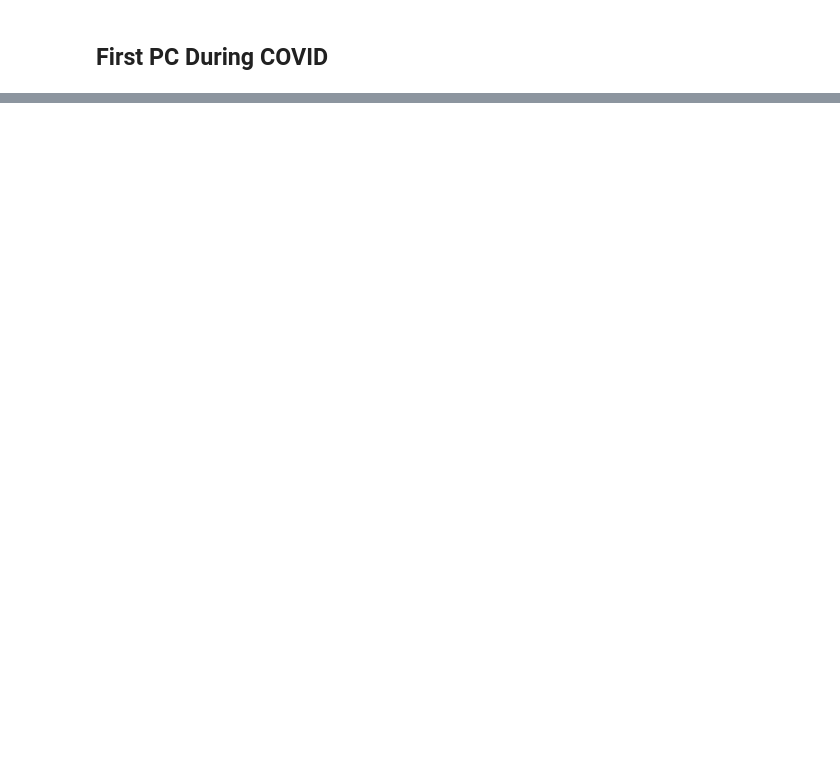
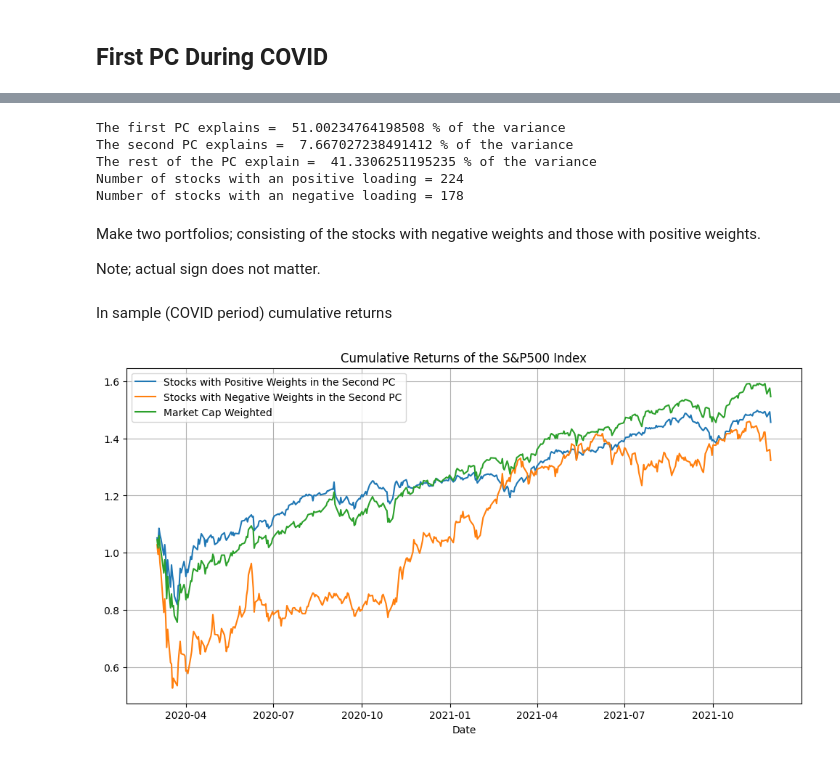
Before and after one commit to carlos-gafa/PCA-SnP500-COVID-Historical-Analysis, a Jupyter notebook: PCA_COVID.ipynb, the cells around one changed output, grey strips where cells are left out. Saved outputs shown, nothing was run; the diff lists cells and outputs as text; code cells hidden in the pictures; blank space fills up the shorter version.

Commit message:
Added Second and Third PC

```diff
--- a/PCA_COVID.ipynb
+++ b/PCA_COVID.ipynb
@@ -198,0 +206,47 @@ plt.show()
+# %%
+print('The first PC explains = ', 100*pca_covid.explained_variance_ratio_[0], '% of the variance')
+print('The second PC explains = ', 100*pca_covid.explained_variance_ratio_[1], '% of the variance')
+print('The rest of the PC explain = ', 100*np.sum(pca_covid.explained_variance_ratio_[2:]), '% of the variance')
+
+pc_number=1
+
+all_pos = (np.array([pca_covid.components_[pc_number]>0]))
+print('Number of stocks with an positive loading =' , np.sum(all_pos[0]))
+
+all_neg = (np.array([pca_covid.components_[pc_number]<0]))
+print('Number of stocks with an negative loading =' , np.sum(all_neg[0]))
+# %% [output]
+The first PC explains =  51.00234764198508 % of the variance
+The second PC explains =  7.667027238491412 % of the variance
+The rest of the PC explain =  41.3306251195235 % of the variance
+Number of stocks with an positive loading = 224
+Number of stocks with an negative loading = 178
+# %% [markdown]
+Make two portfolios; consisting of the stocks with negative weights and those with positive weights.
+
+Note; actual sign does not matter.
+# %%
+pos_weights = pca_covid.components_[pc_number][all_pos[0]]
+neg_weights = pca_covid.components_[pc_number][all_neg[0]]
+
+#normalize
+pos_weights =pos_weights/np.sum(pos_weights)
+neg_weights =abs(neg_weights)/np.sum(abs(neg_weights))
+# %% [markdown]
+In sample (COVID period) cumulative returns
+# %%
+pos_pca_portfolio_rs_covid = rs_covid.loc[:,all_pos[0]].dot(pos_weights)
+neg_pca_portfolio_rs_covid = rs_covid.loc[:,all_neg[0]].dot(neg_weights)
+
+# Plot the cumulative returns of the PCA-based portfolio and the S&P 500
+plt.figure(figsize=(12, 6))
+plt.plot((pos_pca_portfolio_rs_covid).cumsum().apply(np.exp), label='Stocks with Positive Weights in the Second PC')
+plt.plot((neg_pca_portfolio_rs_covid).cumsum().apply(np.exp), label='Stocks with Negative Weights in the Second PC')
+plt.plot((rs_snp500_covid).cumsum().apply(np.exp), label='Market Cap Weighted')
+plt.legend()
+plt.grid(True)
+plt.xlabel('Date')
+plt.title('Cumulative Returns of the S&P500 Index')
+plt.show()
+# %% [output]
+[figure, added]
```
Also changed, not shown: parts of 32 cells of this notebook.
